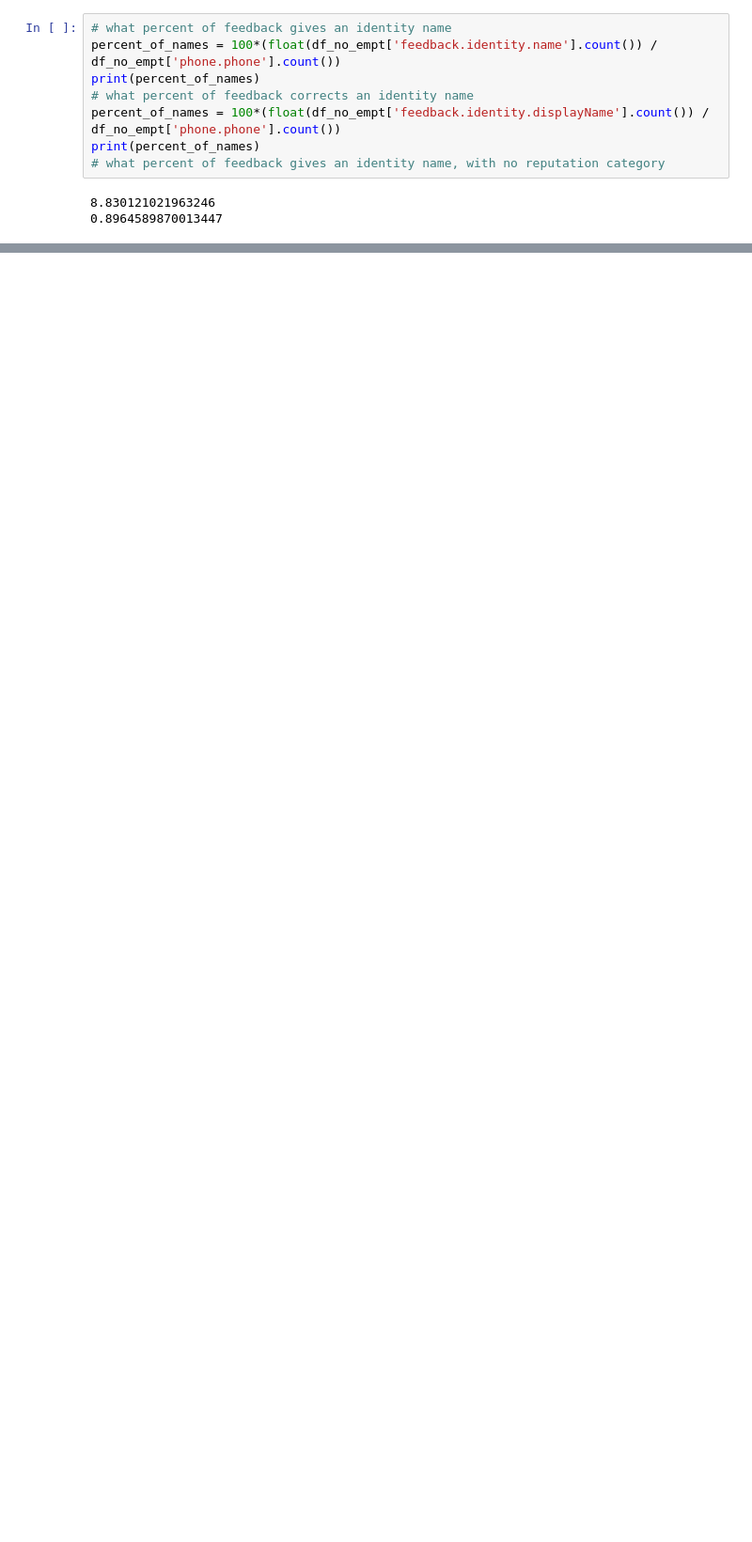
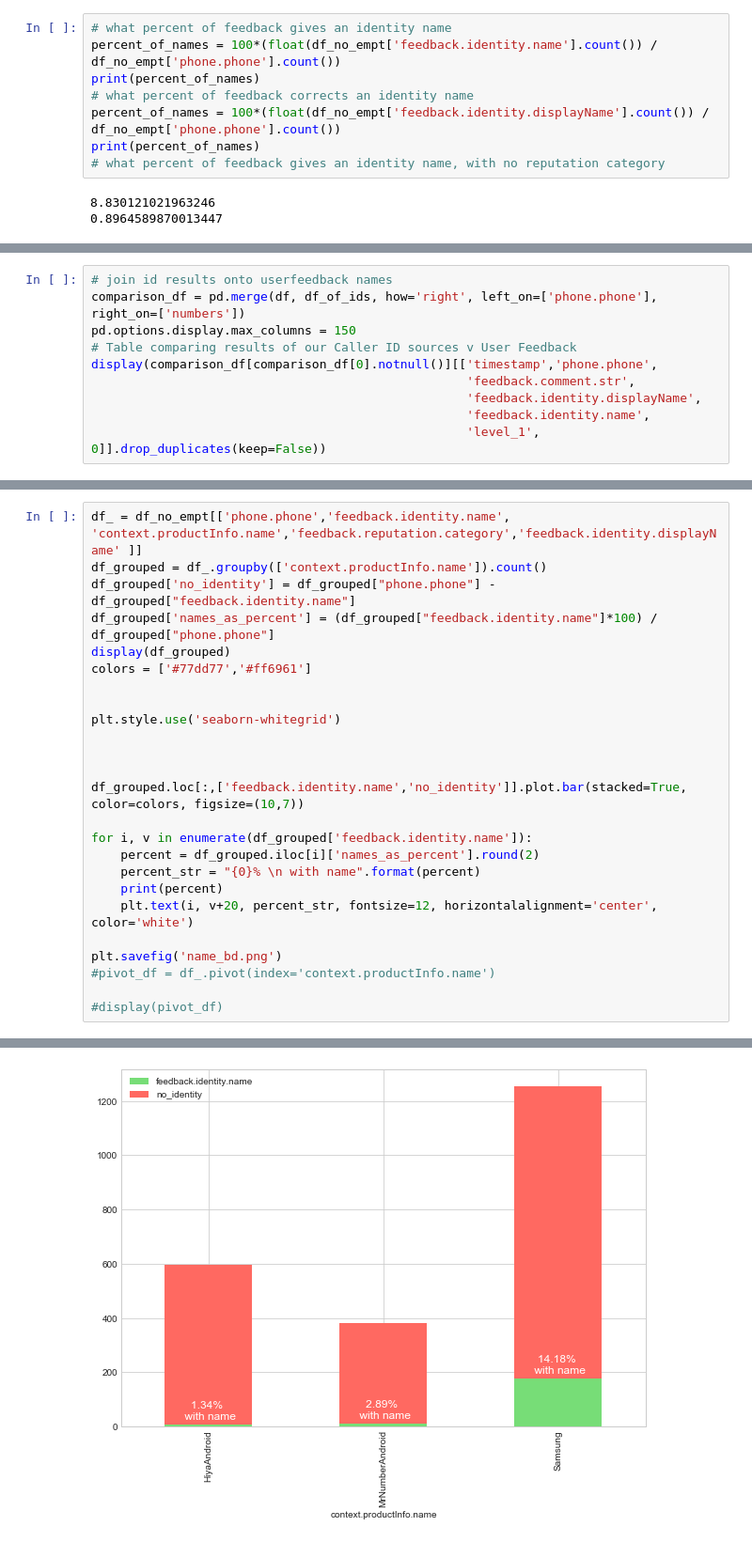
Before and after one commit to Mat-Rees/jupyter_notebooks, a Jupyter notebook: User_Feedback_Investigation.ipynb, the cells around one changed output, grey strips where cells are left out. Shown at 94% size. Cells and saved outputs as stored; diff of their text form; blank space fills up the shorter version.

```diff
--- a/User_Feedback_Investigation.ipynb
+++ b/User_Feedback_Investigation.ipynb
@@ -190,0 +302,10 @@ print(percent_of_names)
+# %%
+# join id results onto userfeedback names
+comparison_df = pd.merge(df, df_of_ids, how='right', left_on=['phone.phone'], right_on=['numbers'])
+pd.options.display.max_columns = 150
+# Table comparing results of our Caller ID sources v User Feedback
+display(comparison_df[comparison_df[0].notnull()][['timestamp','phone.phone',
+                                                   'feedback.comment.str',
+                                                   'feedback.identity.displayName',
+                                                   'feedback.identity.name',
+                                                   'level_1', 0]].drop_duplicates(keep=False))
@@ -190,0 +354,26 @@ print(percent_of_names)
+# %%
+df_ = df_no_empt[['phone.phone','feedback.identity.name', 'context.productInfo.name','feedback.reputation.category','feedback.identity.displayName' ]]
+df_grouped = df_.groupby(['context.productInfo.name']).count()
+df_grouped['no_identity'] = df_grouped["phone.phone"] - df_grouped["feedback.identity.name"]
+df_grouped['names_as_percent'] = (df_grouped["feedback.identity.name"]*100) / df_grouped["phone.phone"]
+display(df_grouped)
+colors = ['#77dd77','#ff6961']
+
+
+plt.style.use('seaborn-whitegrid')
+
+
+
+df_grouped.loc[:,['feedback.identity.name','no_identity']].plot.bar(stacked=True, color=colors, figsize=(10,7))
+
+for i, v in enumerate(df_grouped['feedback.identity.name']):
+    percent = df_grouped.iloc[i]['names_as_percent'].round(2)
+    percent_str = "{0}% \n with name".format(percent)
+    print(percent)
+    plt.text(i, v+20, percent_str, fontsize=12, horizontalalignment='center', color='white')
+
+plt.savefig('name_bd.png')
+#pivot_df = df_.pivot(index='context.productInfo.name')
+
+#display(pivot_df)
+# %% [output]
@@ -190,0 +388 @@ print(percent_of_names)
+[figure, added]
```
Also changed, not shown: parts of 18 cells of this notebook.
